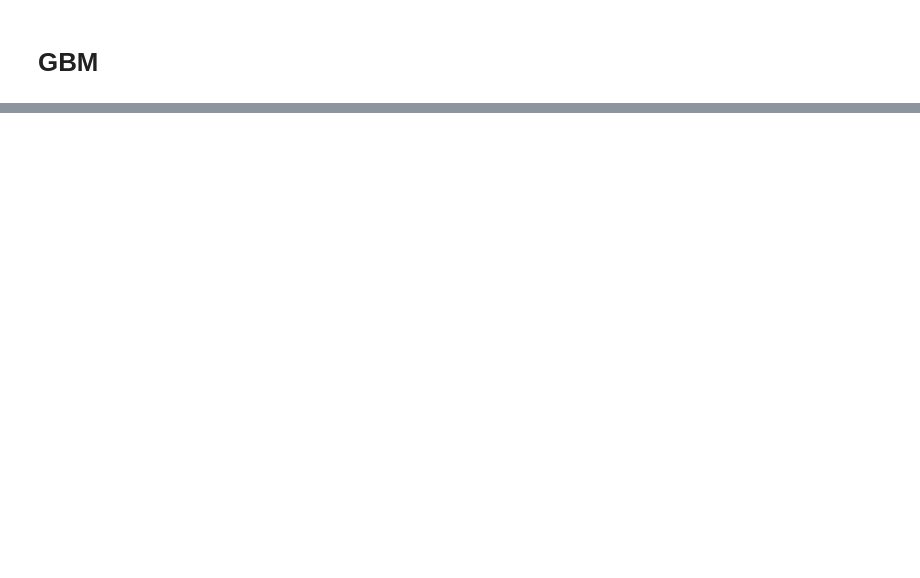
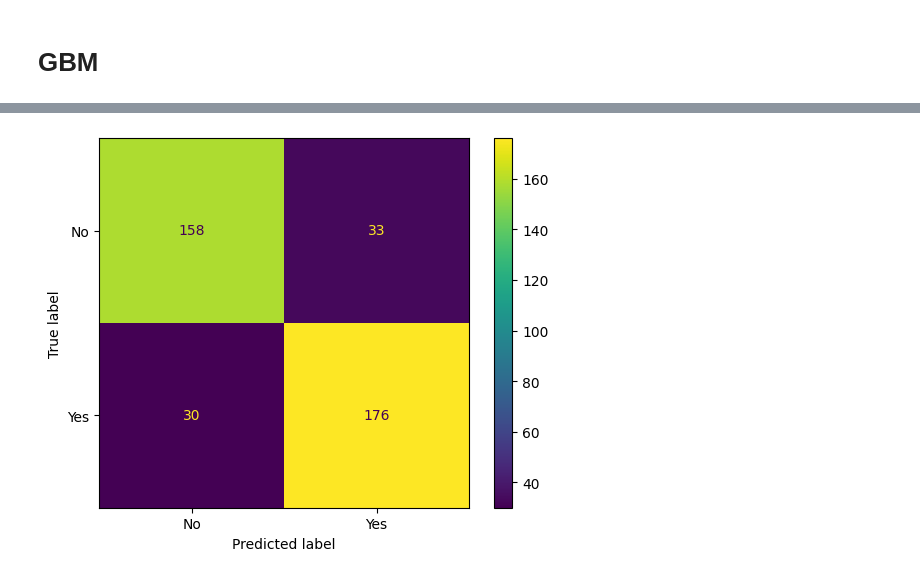
Before and after one commit to edwinomorowa33-Geek/MACHINE_LEARNING_MODEL, a Jupyter notebook: Hypertension/Data-Analysis.ipynb, the cells around one changed output, grey strips where cells are left out. Saved outputs shown, nothing was run; the diff lists cells and outputs as text; code cells hidden in the pictures; blank space fills up the shorter version.

```diff
--- a/Hypertension/Data-Analysis.ipynb
+++ b/Hypertension/Data-Analysis.ipynb
@@ -627,0 +667,8 @@ print("Classification Report:\n", classification_report(y_test, y_pred))
+# %%
+from sklearn.metrics import ConfusionMatrixDisplay
+import matplotlib.pyplot as plt
+
+ConfusionMatrixDisplay.from_estimator(best_gbm, X_test, y_test)
+plt.show()
+# %% [output]
+[figure, added]
```
Also changed, not shown: parts of 4 cells of this notebook, 1 other file.
